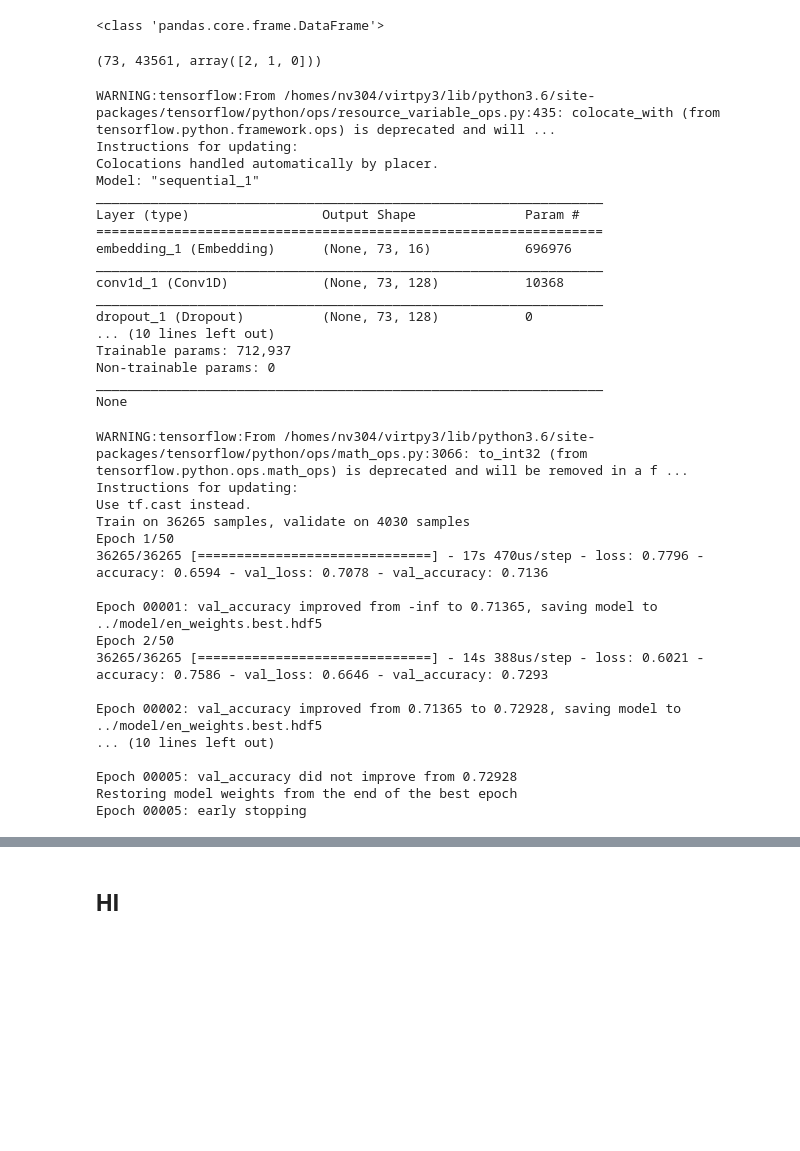
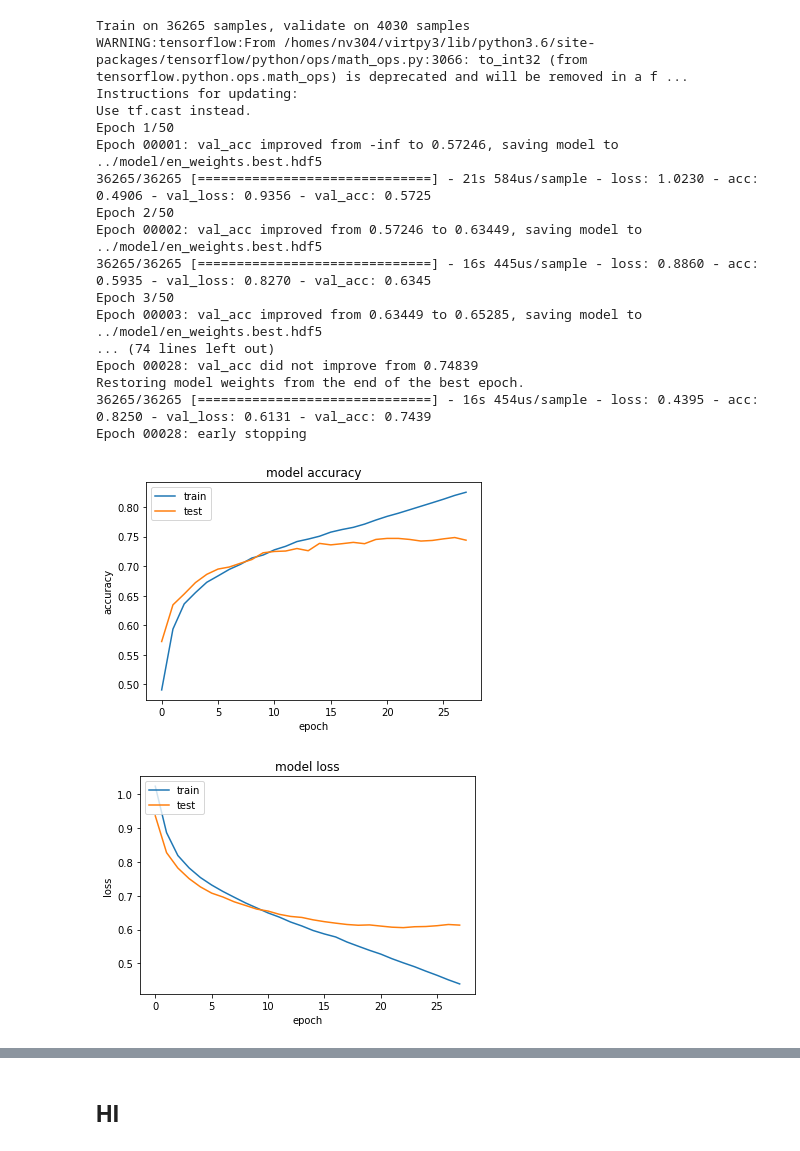
Before and after one commit to neerajvashistha/online-hate-speech-recog, a Jupyter notebook: src/base_line_CNN_LSTM.ipynb, the cells around one changed output, grey strips where cells are left out. Drawn from its saved outputs; the diff is of its cells as text; code cells hidden in the pictures; blank space fills up the shorter version.

```diff
--- a/src/base_line_CNN_LSTM.ipynb
+++ b/src/base_line_CNN_LSTM.ipynb
@@ -17,52 +24,51 @@ df_en.drop(df_en.loc[df_en['class'] == 'HS'].index,inplace=True)
 df_en['text_len'] = df_en.apply(lambda x: len(x.text.split()), axis=1)
 df_en = df_en[df_en['text_len']<200]
 # %%
-data = ProcessData(df_en, lang='en')
+data = ProcessData(df_en, lang=parameters['lang'])
-# %% [output]
-<class 'pandas.core.frame.DataFrame'>
 # %%
-data.max_seq_len, data.vocab_size, data.classes
+print(data.max_seq_len, data.vocab_size, data.classes)
-# %% [output]
-(73, 43561, array([2, 1, 0]))
+# %%
+parameters={'lang':'en',
+       'seed':30,
+       'epochs':50,
+       'batch_size':30,
+       'optimiser':'sgd',
+       'lr_rate':0.001,
+       'drop_out':0.2,
+       'hidden_size':64,
+        'val_split':0.2
+      }
 # %%
-net = network(seed=30, epochs=50, batch_size=30, optimiser='adam')
-model = net.get_model(classes=len(data.classes), vocabulary_size=data.vocab_size, input_length=data.max_seq_len)
+net = network(param=parameters)
+model = net.get_model_2(classes=len(data.classes),
+                        vocabulary_size=data.vocab_size,
+                        input_length=data.max_seq_len,
+                        param=parameters)
-# %% [output]
-WARNING:tensorflow:From /homes/nv304/virtpy3/lib/python3.6/site-packages/tensorflow/python/ops/resource_variable_ops.py:435: colocate_with (from tensorflow.python.framework.ops) is deprecated and will ...
-Instructions for updating:
-Colocations handled automatically by placer.
-Model: "sequential_1"
-_________________________________________________________________
-Layer (type)                 Output Shape              Param #
-=================================================================
-embedding_1 (Embedding)      (None, 73, 16)            696976
-_________________________________________________________________
-conv1d_1 (Conv1D)            (None, 73, 128)           10368
-_________________________________________________________________
-dropout_1 (Dropout)          (None, 73, 128)           0
-... (10 lines left out)
-Trainable params: 712,937
-Non-trainable params: 0
-_________________________________________________________________
-None
 # %%
-model_path = '../model/en_weights.best.hdf5'
-model = net.train(data.X_train, data.y_train, model, model_path)
+tmp = get_timestamp()
+model_path = '../model/'+tmp+'_en_weights.best.hdf5'
+hist = net.train(data.X_train, data.y_train, model, model_path, data.class_weight)
 # %% [output]
+Train on 36265 samples, validate on 4030 samples
 WARNING:tensorflow:From /homes/nv304/virtpy3/lib/python3.6/site-packages/tensorflow/python/ops/math_ops.py:3066: to_int32 (from tensorflow.python.ops.math_ops) is deprecated and will be removed in a f ...
 Instructions for updating:
 Use tf.cast instead.
-Train on 36265 samples, validate on 4030 samples
 Epoch 1/50
-36265/36265 [==============================] - 17s 470us/step - loss: 0.7796 - accuracy: 0.6594 - val_loss: 0.7078 - val_accuracy: 0.7136
-
-Epoch 00001: val_accuracy improved from -inf to 0.71365, saving model to ../model/en_weights.best.hdf5
+Epoch 00001: val_acc improved from -inf to 0.57246, saving model to ../model/en_weights.best.hdf5
+36265/36265 [==============================] - 21s 584us/sample - loss: 1.0230 - acc: 0.4906 - val_loss: 0.9356 - val_acc: 0.5725
 Epoch 2/50
-36265/36265 [==============================] - 14s 388us/step - loss: 0.6021 - accuracy: 0.7586 - val_loss: 0.6646 - val_accuracy: 0.7293
-
-Epoch 00002: val_accuracy improved from 0.71365 to 0.72928, saving model to ../model/en_weights.best.hdf5
-... (10 lines left out)
-
-Epoch 00005: val_accuracy did not improve from 0.72928
-Restoring model weights from the end of the best epoch
-Epoch 00005: early stopping
+Epoch 00002: val_acc improved from 0.57246 to 0.63449, saving model to ../model/en_weights.best.hdf5
+36265/36265 [==============================] - 16s 445us/sample - loss: 0.8860 - acc: 0.5935 - val_loss: 0.8270 - val_acc: 0.6345
+Epoch 3/50
+Epoch 00003: val_acc improved from 0.63449 to 0.65285, saving model to ../model/en_weights.best.hdf5
+... (74 lines left out)
+Epoch 00028: val_acc did not improve from 0.74839
+Restoring model weights from the end of the best epoch.
+36265/36265 [==============================] - 16s 454us/sample - loss: 0.4395 - acc: 0.8250 - val_loss: 0.6131 - val_acc: 0.7439
+Epoch 00028: early stopping
+# %%
+# hist.history.keys()
+net.plot_taining_graphs(hist)
+# %% [output]
+[figure, added]
+[figure, added]
```
Also changed, not shown: parts of 31 cells of this notebook, 8 other files.
